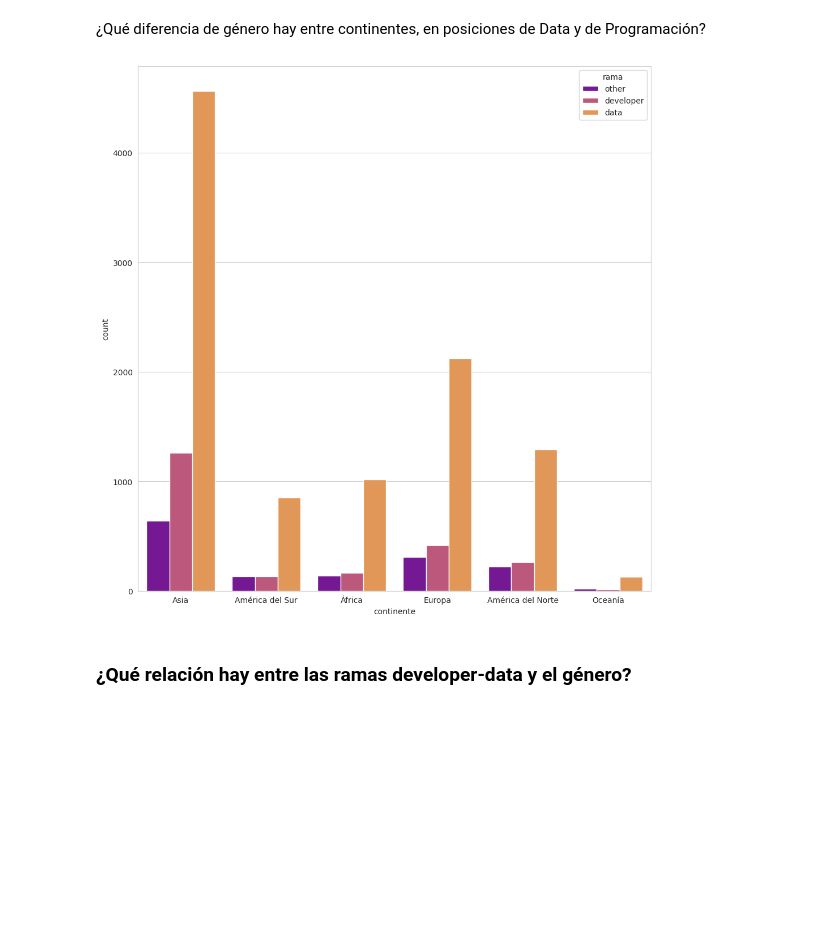
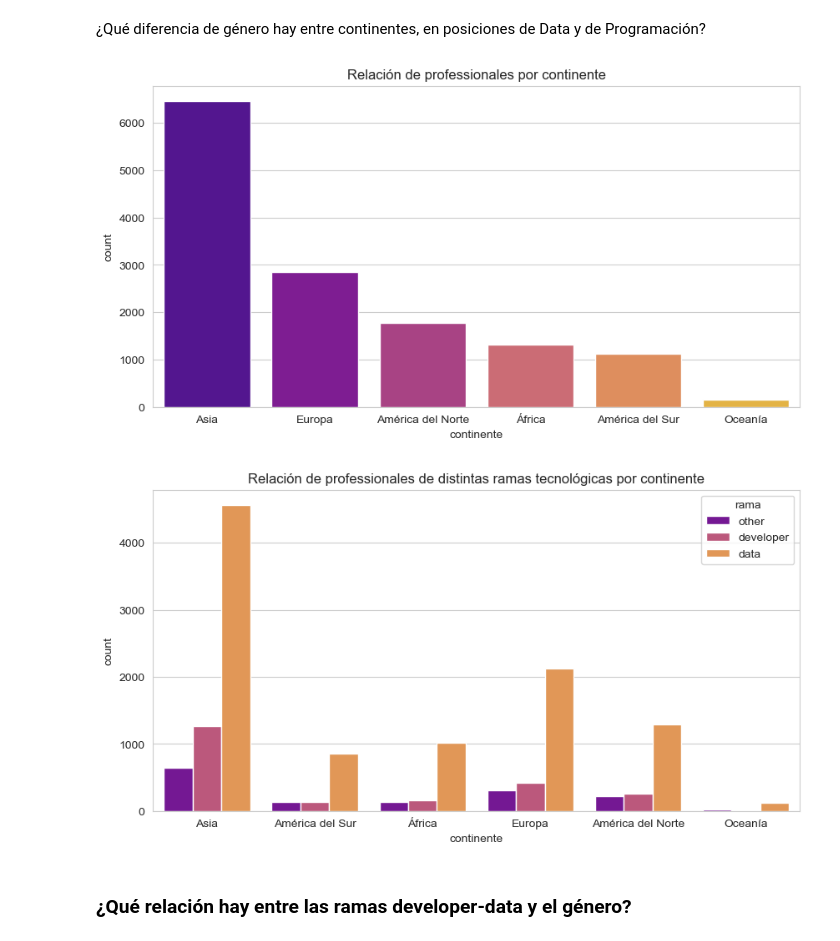
Before and after one commit to silviagordon/EDA-Visualizacion, a Jupyter notebook: Notebooks/Visualización.ipynb, the cells around one changed output. Cells and saved outputs as stored; diff of their text form; code cells hidden in the pictures; blank space fills up the shorter version.

Commit message:
Nuevos gráficos

```diff
--- a/Notebooks/Visualización.ipynb
+++ b/Notebooks/Visualización.ipynb
@@ -55,15 +55,26 @@ Querríamos saber cuántas mujeres en ML hay en cada continente, enfocado a los
 ¿Qué diferencia de género hay entre continentes, en posiciones de Data y de Programación?
 # %%
 df_continente = df_social[df_social["rama"].isin(["data","developer"])]
+# %%
+fig = plt.figure(figsize=(10,5))
+
+sns.countplot(data = df_social , x =df_social['continente'] ,palette='plasma',order=df_social['continente'].value_counts().index[0:50])
+plt.title("Relación de professionales por continente", fontsize=12)
+
+plt.savefig("../Gráficos/prof-continente.png")
+plt.show()
+# %% [output]
+[figure, added]
 # %%
-plt.figure(figsize=(10,10))
+plt.figure(figsize=(10,5))
 
 fig = sns.countplot(x = df_social["continente"],hue = df_social["rama"],  palette = 'plasma')
-plt.tight_layout()
+plt.title("Relación de professionales de distintas ramas tecnológicas por continente", fontsize=12)
 
+plt.savefig("../Gráficos/prof-rama-continente.png")
 plt.show()
 # %% [output]
-[figure, old version]
+[figure, new version]
 # %% [markdown]
 ### ¿Qué relación hay entre las ramas developer-data y el género?
 # %% [markdown]
```
Also changed, not shown: parts of 27 cells of this notebook, 17 other files.
